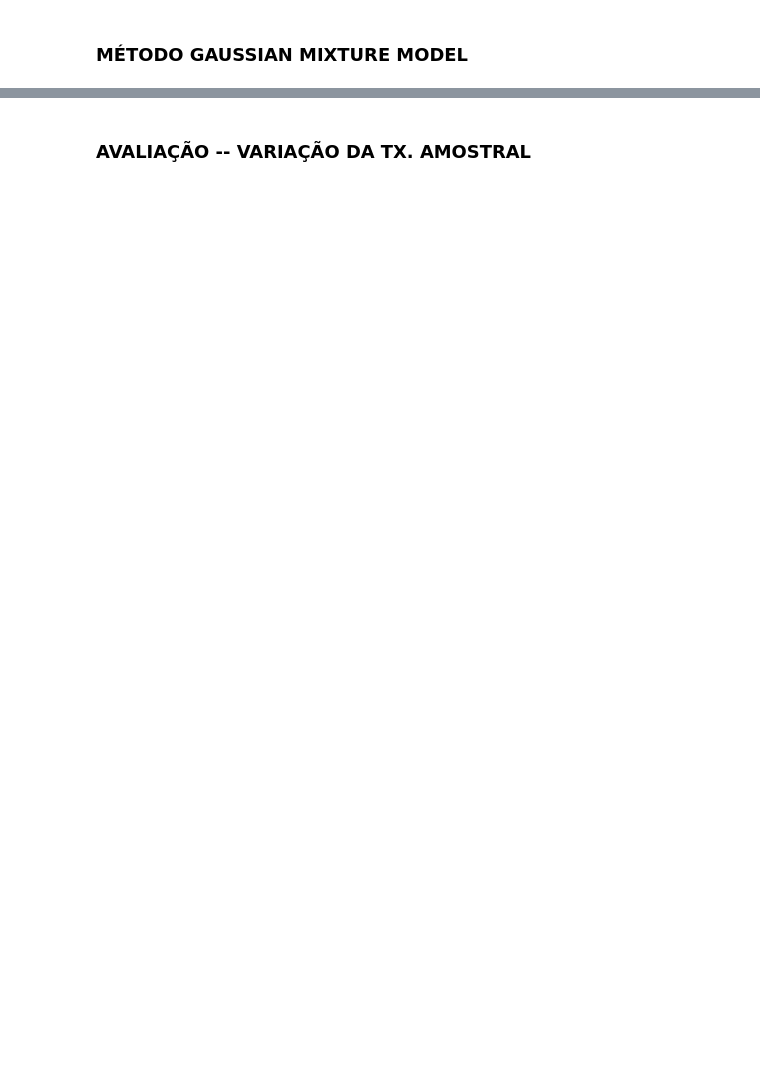
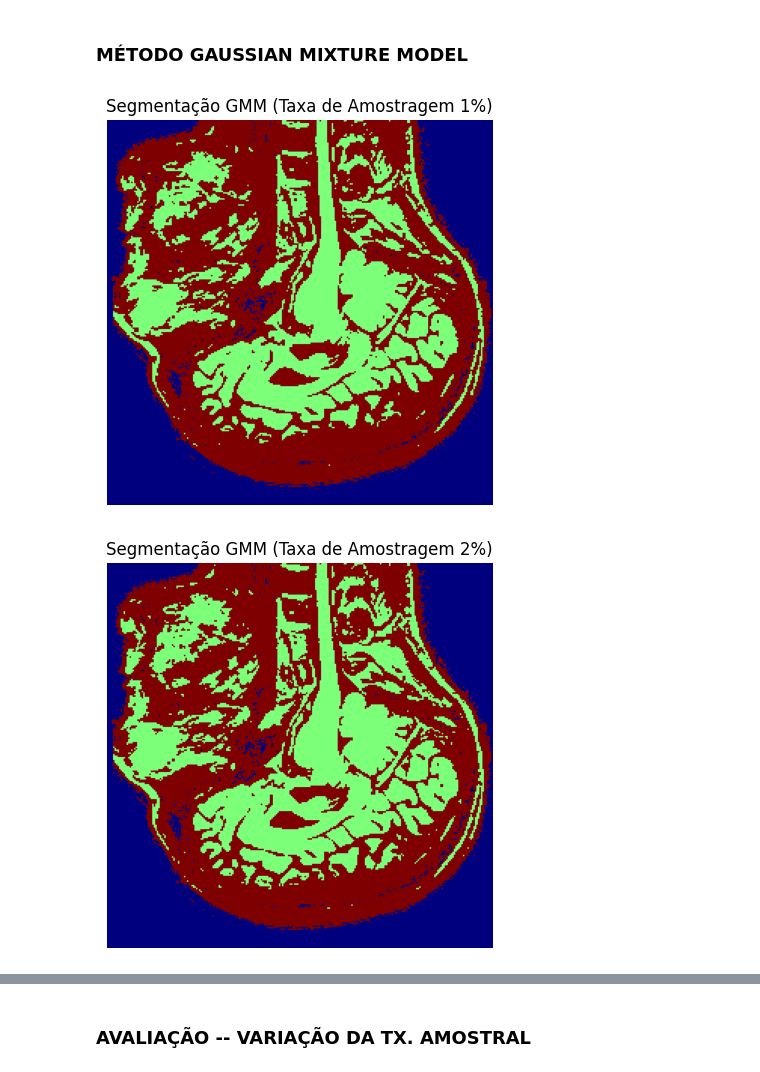
Before and after one commit to MBGustav/pdi3d-notes, a Jupyter notebook: Trabalho/Atividade-2.ipynb, the cells around one changed output, grey strips where cells are left out. Cells and saved outputs as stored; diff of their text form; code cells hidden in the pictures; blank space fills up the shorter version.

```diff
--- a/Trabalho/Atividade-2.ipynb
+++ b/Trabalho/Atividade-2.ipynb
@@ -141,2 +141,66 @@ plt.show()
 # %% [markdown]
 ### MÉTODO GAUSSIAN MIXTURE MODEL
+# %%
+from sklearn.mixture import GaussianMixture
+from sklearn.utils import resample
+import pandas as pd
+
+def calculate_volume(segmented_image, voxel_spacing):
+    """Calcula o volume de cada tecido cerebral em mm³ usando o tamanho do voxel."""
+    voxel_volume = np.prod(voxel_spacing)  # Produto das dimensões espaciais do voxel (em mm³)
+    unique, counts = np.unique(segmented_image, return_counts=True)
+    volume_dict = {f"Tecido {u}": round(c * voxel_volume, 2) for u, c in zip(unique, counts)}
+    return volume_dict
+
+# Obter o tamanho do voxel da imagem
+voxel_spacing = sitk_image.GetSpacing()
+
+# Refazer o loop de amostragem com o cálculo volumétrico refinado
+sampling_rates = [0.01, 0.02, 0.03, 0.04, 0.05]
+comparison_results = []
+
+for rate in sampling_rates:
+    # Amostragem da imagem original
+    sampled_flat_image = resample(flat_image, n_samples=int(flat_image.shape[0] * rate), random_state=42)
+
+    # Segmentação com GMM usando inicialização por K-Means++
+    gmm_kmeans = GaussianMixture(n_components=n_clusters, init_params='kmeans', random_state=42)
+    gmm_kmeans.fit(sampled_flat_image)
+
+    # Obter rótulos e reconstruir a imagem segmentada
+    gmm_labels = gmm_kmeans.predict(flat_image)
+    gmm_segmented_image = gmm_labels.reshape(depth, height, width)
+
+    # Calcular volume para cada tecido
+    volume_result = calculate_volume(gmm_segmented_image, voxel_spacing)
+
+    # Armazenar resultados para comparação
+    comparison_results.append({
+        "Taxa de Amostragem": f"{int(rate * 100)}%",
+        **volume_result  # Adiciona o volume de cada tecido ao dicionário
+    })
+
+    # Exibir a fatia central para cada taxa de amostragem
+    plt.figure(figsize=(10, 5))
+    plt.imshow(gmm_segmented_image[slice_index], cmap="jet")
+    plt.title(f"Segmentação GMM (Taxa de Amostragem {int(rate * 100)}%)")
+    plt.axis("off")
+    plt.show()
+
+# Criar um DataFrame para comparação final
+df_comparison = pd.DataFrame(comparison_results)
+df_comparison.set_index("Taxa de Amostragem", inplace=True)
+
+# Exibir a tabela de comparação
+print("\nComparação Final dos Volumes de Tecido (em mm³):")
+print(df_comparison)
+
+# Opcional: Exibir a diferença percentual relativa ao volume obtido na primeira taxa de amostragem (1%)
+initial_volumes = df_comparison.iloc[0]
+df_percentage_diff = ((df_comparison - initial_volumes) / initial_volumes) * 100
+
+print("\nDiferença Percentual em Relação à Taxa de Amostragem de 1%:")
+print(df_percentage_diff.round(2))
+# %% [output]
+[figure, added]
+[figure, added]
```
Also changed, not shown: parts of 3 cells of this notebook.
